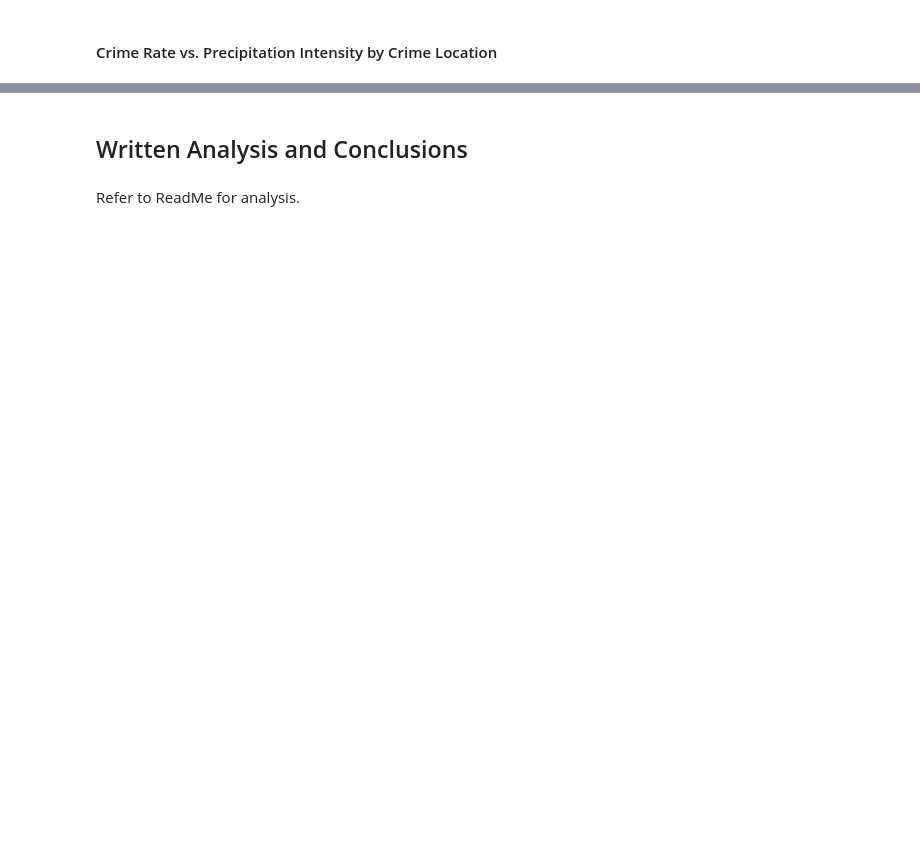
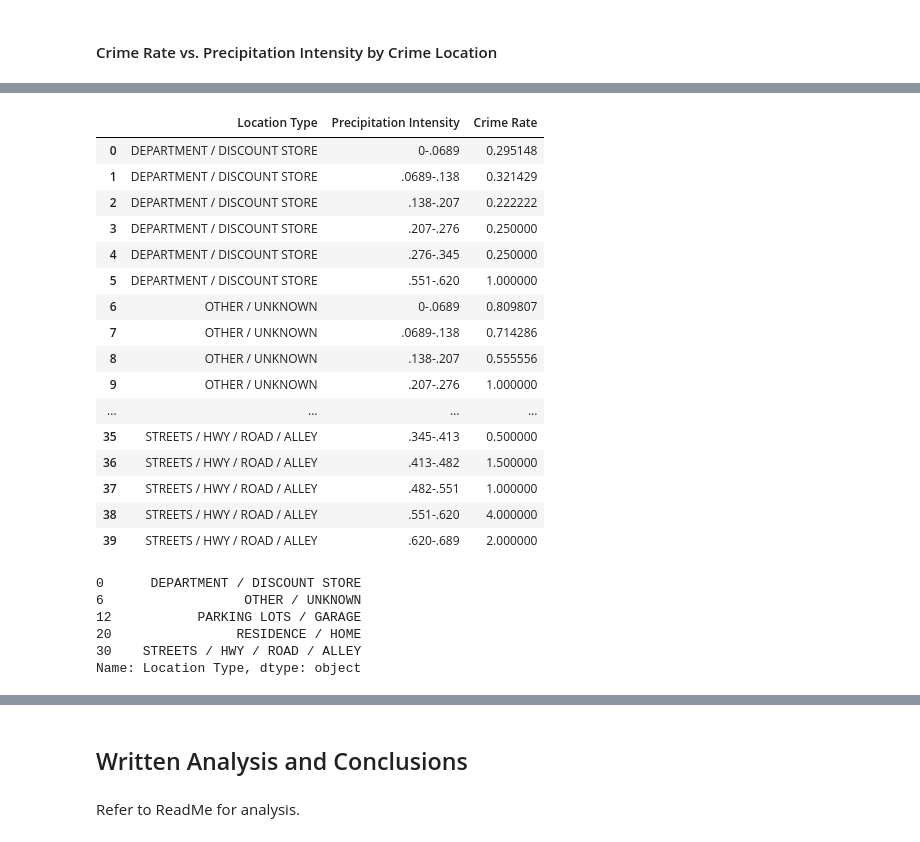
Before and after one commit to eanord4/First-Project, a Jupyter notebook: first-project.ipynb, the cells around one changed output, grey strips where cells are left out. Cells and saved outputs as stored; diff of their text form; code cells hidden in the pictures; blank space fills up the shorter version.

```diff
--- a/first-project.ipynb
+++ b/first-project.ipynb
@@ -172,5 +354,5 @@ plt.tick_params(labelsize=18)
 # %% [markdown]
 #### Crime Rate vs. Precipitation Intensity by Crime Location
 # %%
-df_3 = df_result[["Precipitation Intensity", "Location Type", "Date"]]
-df_3
+precip_df = df_result[["Precipitation Intensity", "Location Type", "Date"]]
+precip_df
@@ -177,4 +373,4 @@ df_3
 # %%
 # Top 5 Crime Types
-top5_crime_locations = df_3["Location Type"].value_counts().sort_values(ascending=False).head()
+top5_crime_locations = precip_df["Location Type"].value_counts().sort_values(ascending=False).head()
 top5_crime_locations
@@ -184,5 +389,5 @@ min(df_3["Precipitation Intensity"]), max(df_3["Precipitation Intensity"])
 # %%
 # Create bins
 labels = ['0-.0689', '.0689-.138', '.138-.207', '.207-.276', '.276-.345', '.345-.413', '.413-.482', '.482-.551', '.551-.620', '.620-.689']
-df_3["Precipitation Intensity"] = pd.cut(df_3["Precipitation Intensity"], 10, labels=labels)
-df_3["Precipitation Intensity"].drop_duplicates()
+precip_df["Precipitation Intensity"] = pd.cut(precip_df["Precipitation Intensity"], 10, labels=labels)
+precip_df["Precipitation Intensity"].drop_duplicates()
@@ -189,25 +412,50 @@ df_3["Precipitation Intensity"].drop_duplicates()
 # %%
 # Filter for top 5 location types
-df_top5_location_types = df_3[df_3["Location Type"].apply(lambda x: x in top5_crime_locations.index)]
+df_top5_location_types = precip_df[precip_df["Location Type"].apply(lambda x: x in top5_crime_locations.index)]
 # df_top5_location_types
 
 # Group by precipitation intensity to get hour counts
 by_precip = df_top5_location_types.groupby("Precipitation Intensity")
 hour_counts = by_precip["Date"].nunique()
 
 # Group by precipitation intensity and crime type to get crime counts
 df_group3 = df_top5_location_types.groupby(["Location Type", "Precipitation Intensity"])["Date"]
 crime_counts = df_group3.count()
 
 # Calculate crime rates as crimes / hours within each precip. intensity bin
 crime_rates3 = crime_counts / hour_counts
 
 # DF
 df_crime_rates3 = crime_rates3.to_frame().reset_index().rename(columns={"Date": "Crime Rate"})
 df_crime_rates3
+# %% [output]
+|  | Location Type | Precipitation Intensity | Crime Rate |
+| 0 | DEPARTMENT / DISCOUNT STORE | 0-.0689 | 0.295148 |
+| 1 | DEPARTMENT / DISCOUNT STORE | .0689-.138 | 0.321429 |
+| 2 | DEPARTMENT / DISCOUNT STORE | .138-.207 | 0.222222 |
+| 3 | DEPARTMENT / DISCOUNT STORE | .207-.276 | 0.250000 |
+| 4 | DEPARTMENT / DISCOUNT STORE | .276-.345 | 0.250000 |
+| 5 | DEPARTMENT / DISCOUNT STORE | .551-.620 | 1.000000 |
+| 6 | OTHER / UNKNOWN | 0-.0689 | 0.809807 |
+| 7 | OTHER / UNKNOWN | .0689-.138 | 0.714286 |
+| 8 | OTHER / UNKNOWN | .138-.207 | 0.555556 |
+| 9 | OTHER / UNKNOWN | .207-.276 | 1.000000 |
+| ... | ... | ... | ... |
+| 35 | STREETS / HWY / ROAD / ALLEY | .345-.413 | 0.500000 |
+| 36 | STREETS / HWY / ROAD / ALLEY | .413-.482 | 1.500000 |
+| 37 | STREETS / HWY / ROAD / ALLEY | .482-.551 | 1.000000 |
+| 38 | STREETS / HWY / ROAD / ALLEY | .551-.620 | 4.000000 |
+| 39 | STREETS / HWY / ROAD / ALLEY | .620-.689 | 2.000000 |
 # %%
 legend3 = df_crime_rates3["Location Type"].drop_duplicates()
 legend3
+# %% [output]
+0      DEPARTMENT / DISCOUNT STORE
+6                  OTHER / UNKNOWN
+12           PARKING LOTS / GARAGE
+20                RESIDENCE / HOME
+30    STREETS / HWY / ROAD / ALLEY
+Name: Location Type, dtype: object
 # %%
 df_pivot3 = pd.pivot_table(df_crime_rates3, values=["Crime Rate"], index =["Precipitation Intensity"],
                    columns=["Location Type"]).fillna(0)
```
Also changed, not shown: parts of 24 cells of this notebook, 2 other files.
